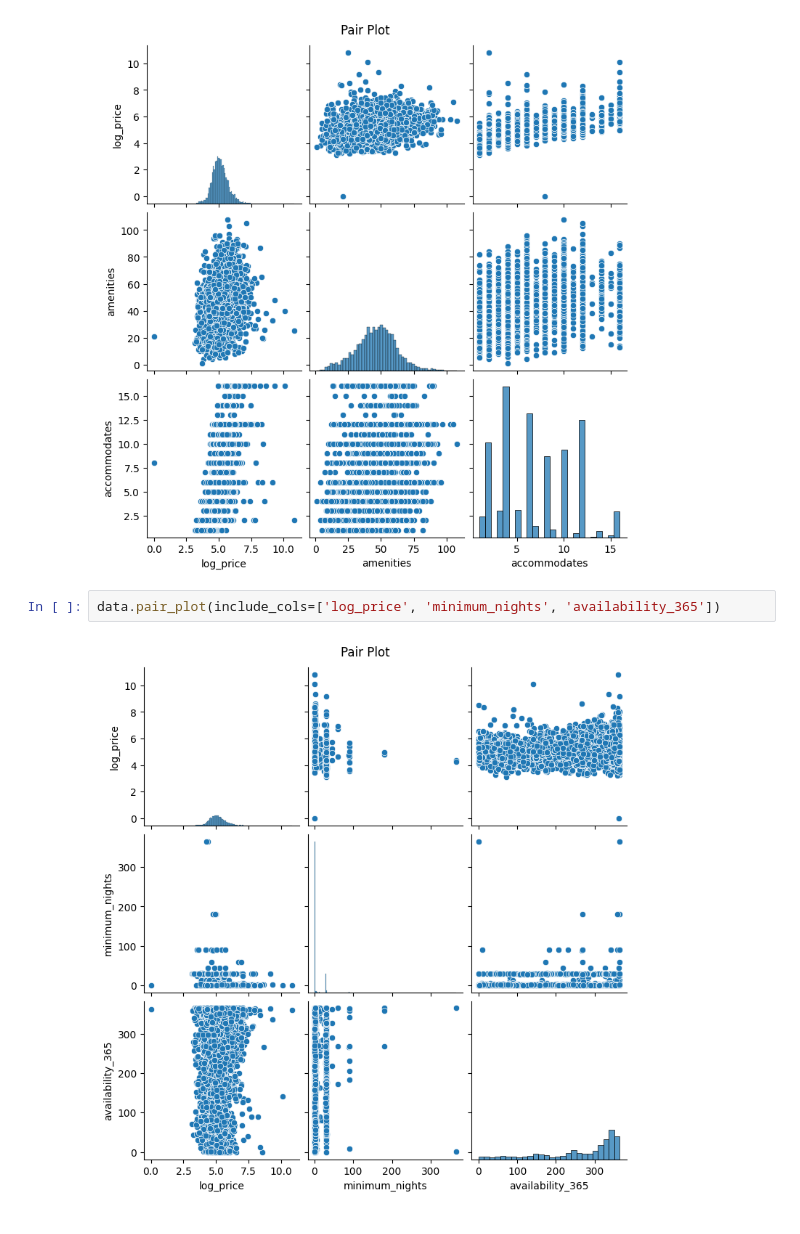
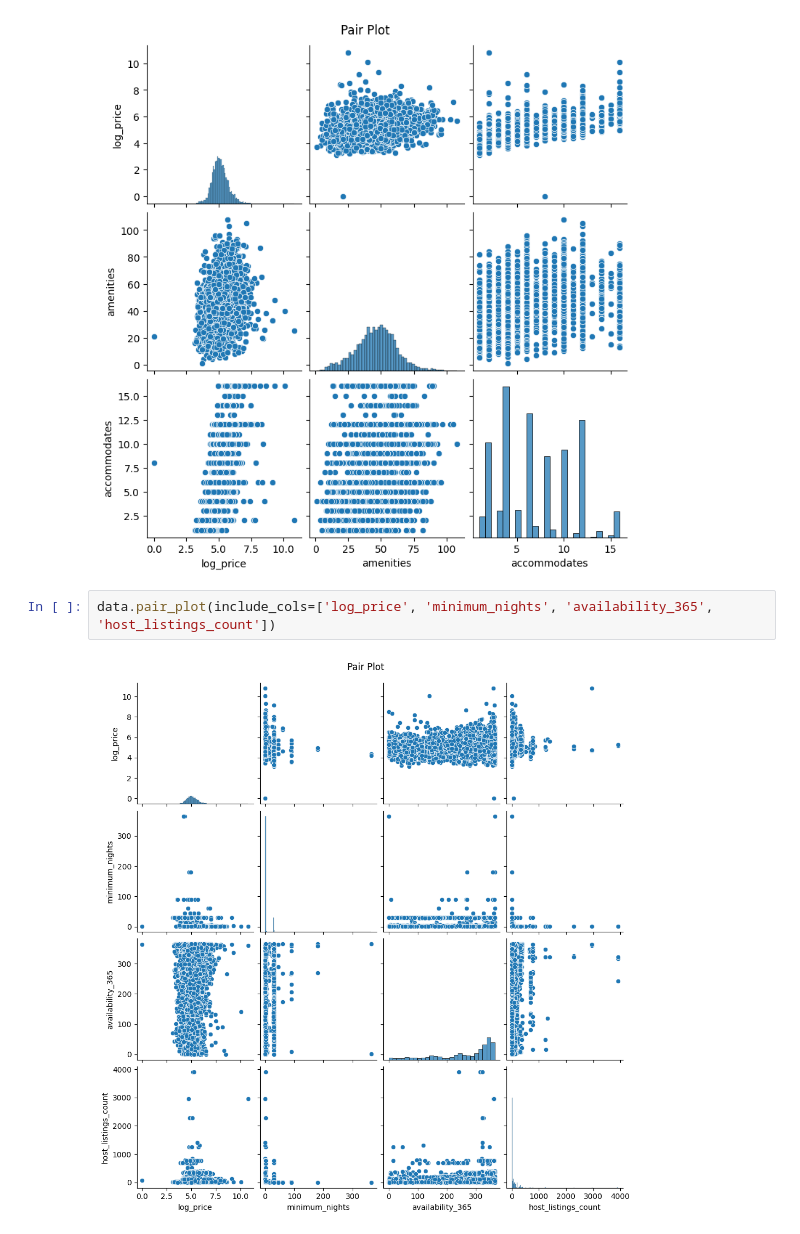
Before and after one commit to pitersbro/zzz, a Jupyter notebook: prbd_1.ipynb, the cells around one changed output. Drawn from its saved outputs; the diff is of its cells as text.

```diff
--- a/prbd_1.ipynb
+++ b/prbd_1.ipynb
@@ -438,6 +438,6 @@ data.pair_plot(include_cols=['log_price', 'amenities', 'accommodates'])
 # %% [output]
 [figure]
 # %%
-data.pair_plot(include_cols=['log_price', 'minimum_nights', 'availability_365'])
+data.pair_plot(include_cols=['log_price', 'minimum_nights', 'availability_365', 'host_listings_count'])
 # %% [output]
-[figure, old version]
+[figure, new version]
```
